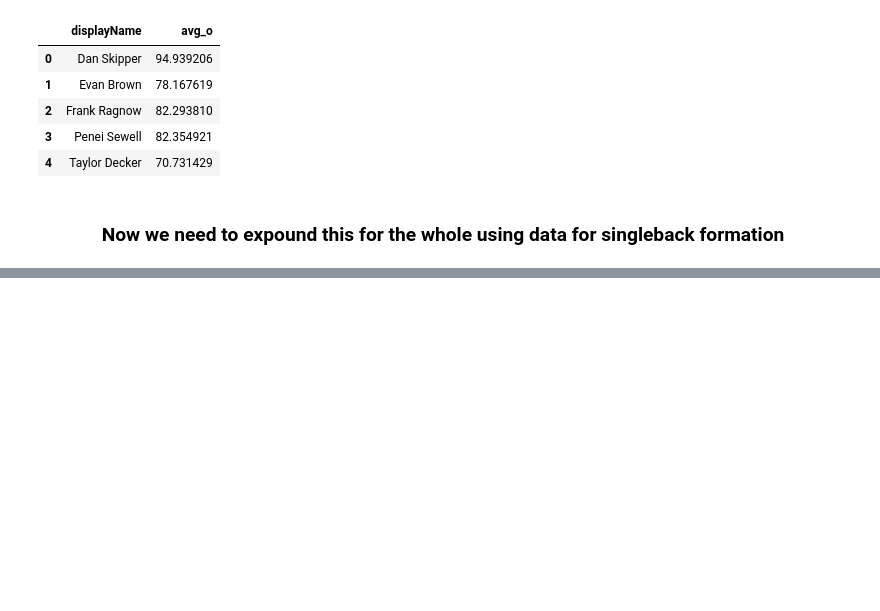
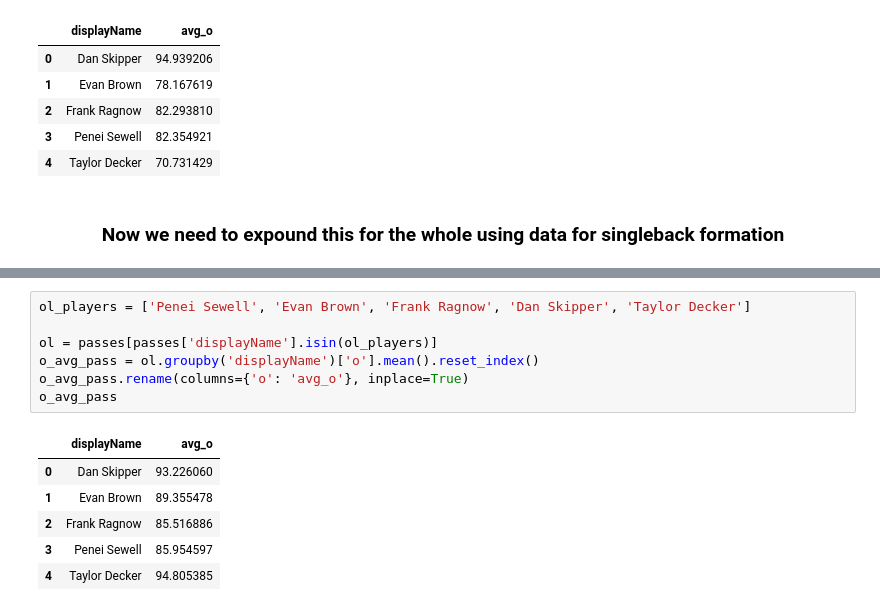
Before and after one commit to APoodle/NFL-Big-Data-Bowl-2025, a Jupyter notebook: Detroit OL Analysis.ipynb, the cells around one changed output, grey strips where cells are left out. Cells and saved outputs as stored; diff of their text form; blank space fills up the shorter version.

```diff
--- a/Detroit OL Analysis.ipynb
+++ b/Detroit OL Analysis.ipynb
@@ -465,0 +652,14 @@ week4[(week4['gameId'] == 2022100205) & (week4['playId'] == 1133) & (week4['even
+# %%
+ol_players = ['Penei Sewell', 'Evan Brown', 'Frank Ragnow', 'Dan Skipper', 'Taylor Decker']
+
+ol = passes[passes['displayName'].isin(ol_players)]
+o_avg_pass = ol.groupby('displayName')['o'].mean().reset_index()
+o_avg_pass.rename(columns={'o': 'avg_o'}, inplace=True)
+o_avg_pass
+# %% [output]
+|  | displayName | avg_o |
+| 0 | Dan Skipper | 93.226060 |
+| 1 | Evan Brown | 89.355478 |
+| 2 | Frank Ragnow | 85.516886 |
+| 3 | Penei Sewell | 85.954597 |
+| 4 | Taylor Decker | 94.805385 |
```
Also changed, not shown: parts of 11 cells of this notebook.
